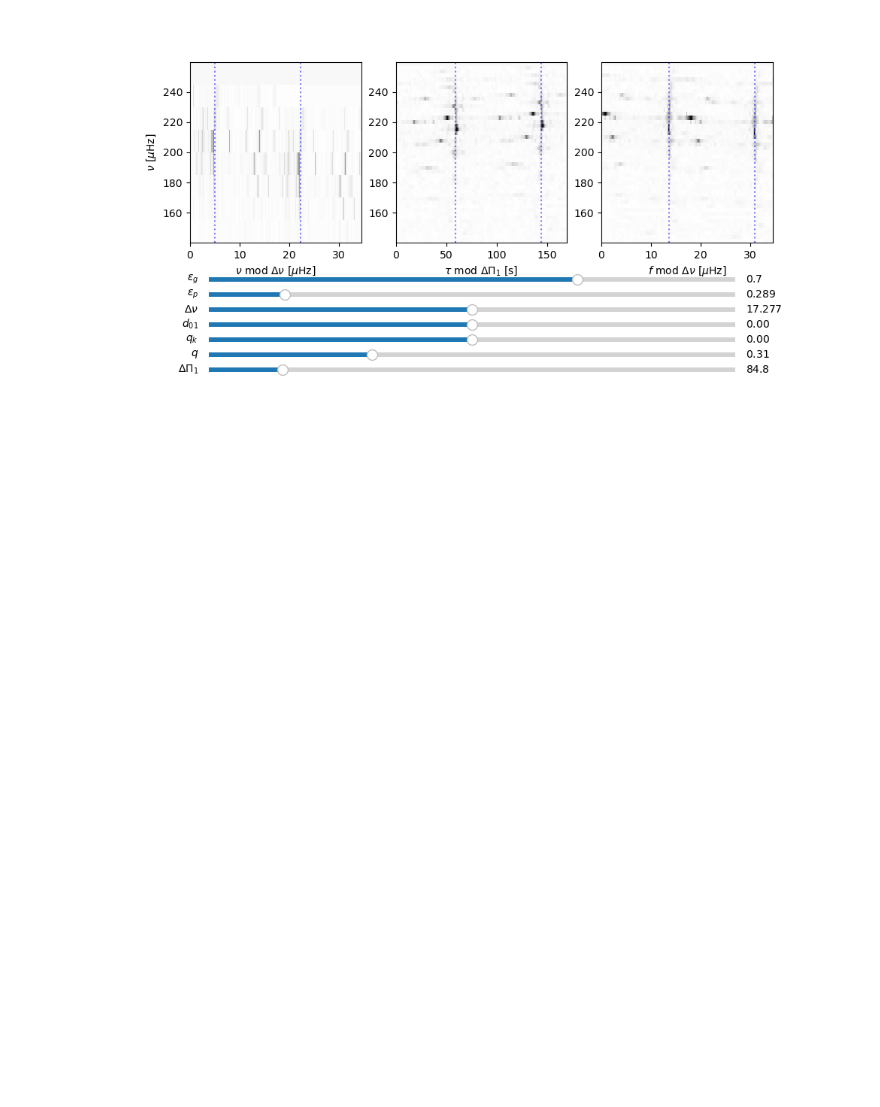
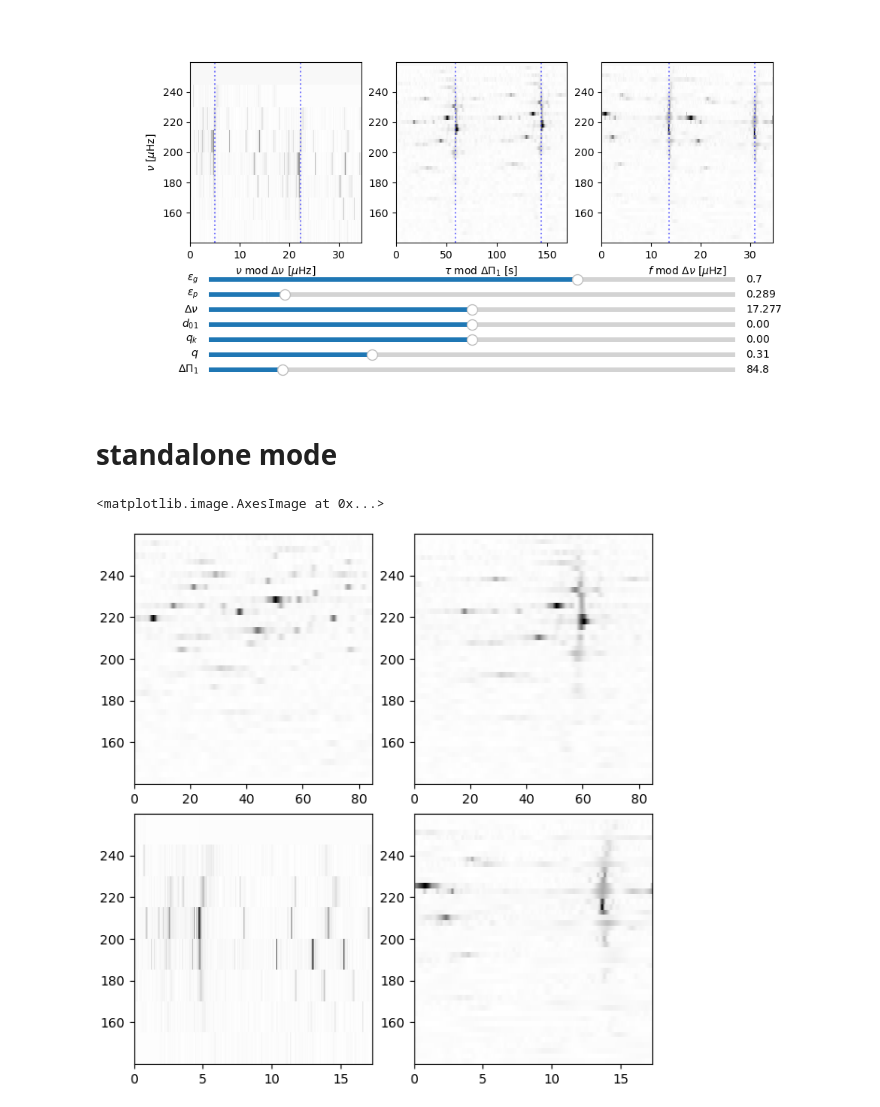
Before and after one commit to danhey/echelle, a Jupyter notebook: example_strectched_echelle.ipynb, the cells around one changed output. Cells and saved outputs as stored; diff of their text form; code cells hidden in the pictures; blank space fills up the shorter version.

Commit message:
stretched echelles stadalone mode

```diff
--- a/example_strectched_echelle.ipynb
+++ b/example_strectched_echelle.ipynb
@@ -46,3 +46,29 @@ params = {'ΔΠ1': 84.84, 'q': 0.31, 'q_k':0., 'Δν':17.277, 'ε_p':0.289, 'ε_
 widget = echelle.interact_stretched_echelle(params, nu=nu, ps=ps, show_vlines=True)
 # %% [output]
 [figure]
+# %% [markdown]
+# standalone mode
+# %%
+# KIC 8144907
+params = {'ΔΠ1': 84.84, 'q': 0.31, 'q_k':0., 'Δν':17.277, 'ε_p':0.289, 'ε_g':0.7, 'd01': 0.00, 'α_p': 0., 'ν_max':0.}
+
+# regular period echelle
+fig, ax = plt.subplots(nrows=2, ncols=2, figsize=(6,6), constrained_layout=True)
+ax = ax.reshape(-1)
+z, ext = echelle.plot_period_echelle(nu, ps, params['ΔΠ1'])
+ax[0].imshow(z, extent=ext, aspect='auto', interpolation='nearest', cmap='gray_r')
+
+# stretched period echelle
+z, ext = echelle.plot_period_echelle(nu, ps, params['ΔΠ1'], tau=echelle.make_τ(nu, params))
+ax[1].imshow(z, extent=ext, aspect='auto', interpolation='nearest', cmap='gray_r')
+
+# regular frequency echelle
+z, ext = echelle.plot_frequency_echelle(nu, ps, params['Δν'])
+ax[2].imshow(z, extent=ext, aspect='auto', interpolation='nearest', cmap='gray_r')
+
+# strectched frequency echelle
+z, ext = echelle.plot_frequency_echelle(nu, ps, params['Δν'], f=echelle.make_f(nu, params))
+ax[3].imshow(z, extent=ext, aspect='auto', interpolation='nearest', cmap='gray_r')
+# %% [output]
+<matplotlib.image.AxesImage at 0x...>
+[figure, added]
```
Also changed, not shown: 3 other files.
